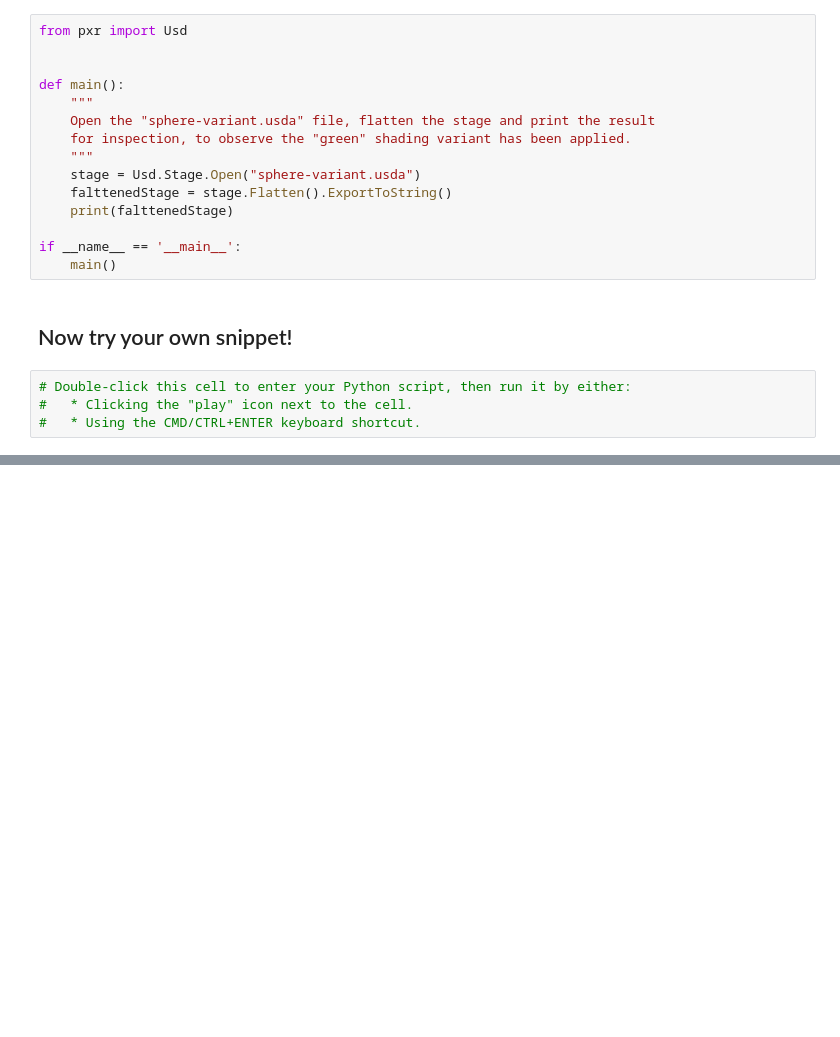
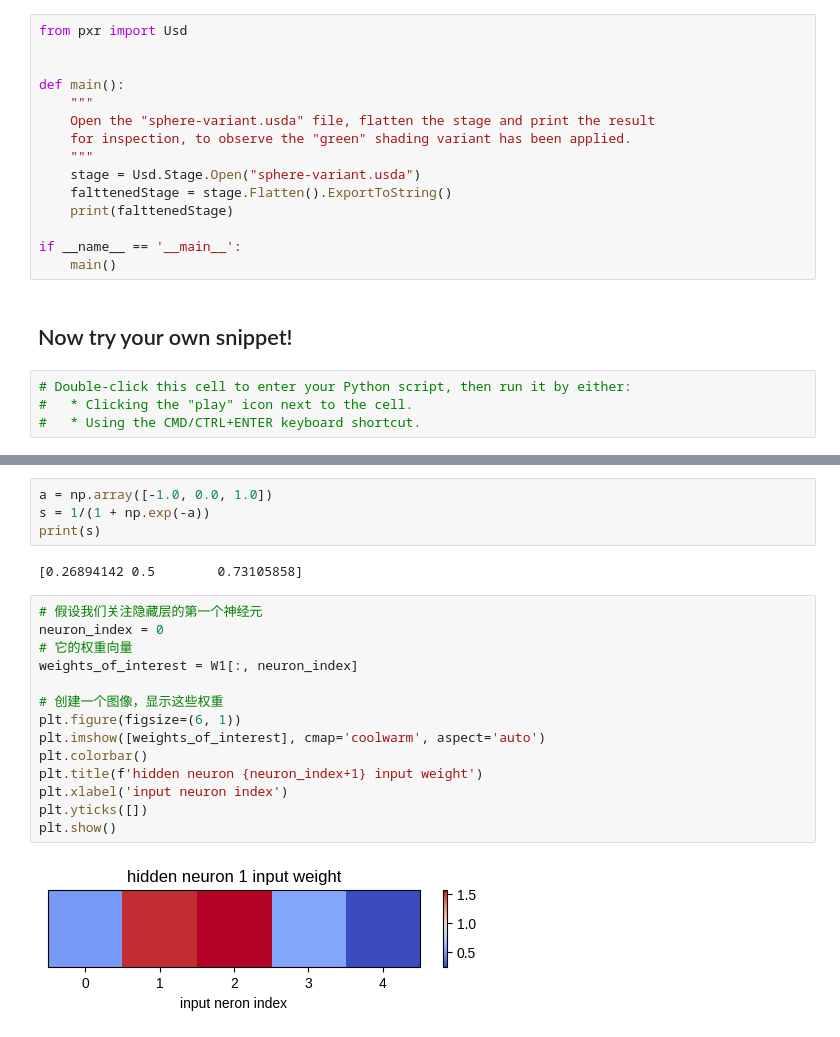
Before and after one commit to MagicSakuraD/IsaacLeetViz, a Jupyter notebook: USD-core-on-Google-Colab.ipynb, the cells around one changed output, grey strips where cells are left out. Drawn from its saved outputs; the diff is of its cells as text; blank space fills up the shorter version.

```diff
--- a/USD-core-on-Google-Colab.ipynb
+++ b/USD-core-on-Google-Colab.ipynb
@@ -96,0 +228,22 @@ import matplotlib.pyplot as plt
+# %%
+a = np.array([-1.0, 0.0, 1.0])
+s = 1/(1 + np.exp(-a))
+print(s)
+# %% [output]
+[0.26894142 0.5        0.73105858]
+# %%
+# 假设我们关注隐藏层的第一个神经元
+neuron_index = 0
+# 它的权重向量
+weights_of_interest = W1[:, neuron_index]
+
+# 创建一个图像，显示这些权重
+plt.figure(figsize=(6, 1))
+plt.imshow([weights_of_interest], cmap='coolwarm', aspect='auto')
+plt.colorbar()
+plt.title(f'hidden neuron {neuron_index+1} input weight')
+plt.xlabel('input neuron index')
+plt.yticks([])
+plt.show()
+# %% [output]
+[figure, added]
```
Also changed, not shown: parts of 7 cells of this notebook.
